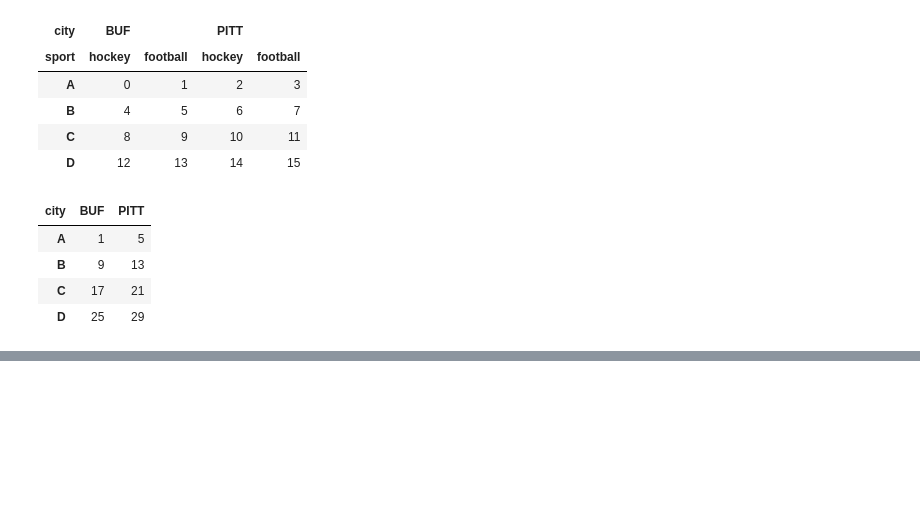
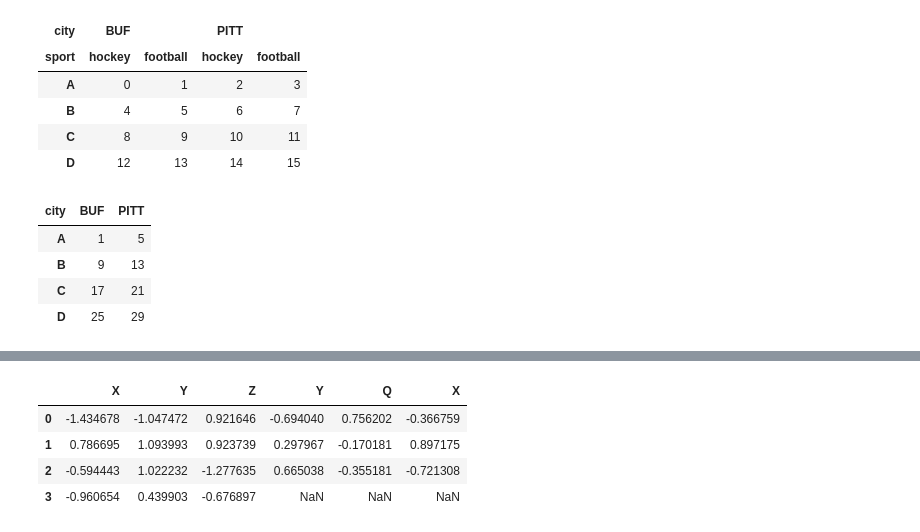
Before and after one commit to 41cells/udemy_course, a Jupyter notebook: Useful DataFrame Commands.ipynb, the cells around one changed output, grey strips where cells are left out. Cells and saved outputs as stored; diff of their text form; code cells hidden in the pictures; blank space fills up the shorter version.

```diff
--- a/Useful DataFrame Commands.ipynb
+++ b/Useful DataFrame Commands.ipynb
@@ -439,0 +546,9 @@ df_mi.sum(level='city', axis=1)
+# %%
+# Concatenate based on the rows - uses row index (axis=1)
+pd.concat(objs=[dframe1, dframe2], axis=1)
+# %% [output]
+|  | X | Y | Z | Y | Q | X |
+| 0 | -1.434678 | -1.047472 | 0.921646 | -0.694040 | 0.756202 | -0.366759 |
+| 1 | 0.786695 | 1.093993 | 0.923739 | 0.297967 | -0.170181 | 0.897175 |
+| 2 | -0.594443 | 1.022232 | -1.277635 | 0.665038 | -0.355181 | -0.721308 |
+| 3 | -0.960654 | 0.439903 | -0.676897 | NaN | NaN | NaN |
```
Also changed, not shown: parts of 18 cells of this notebook.
